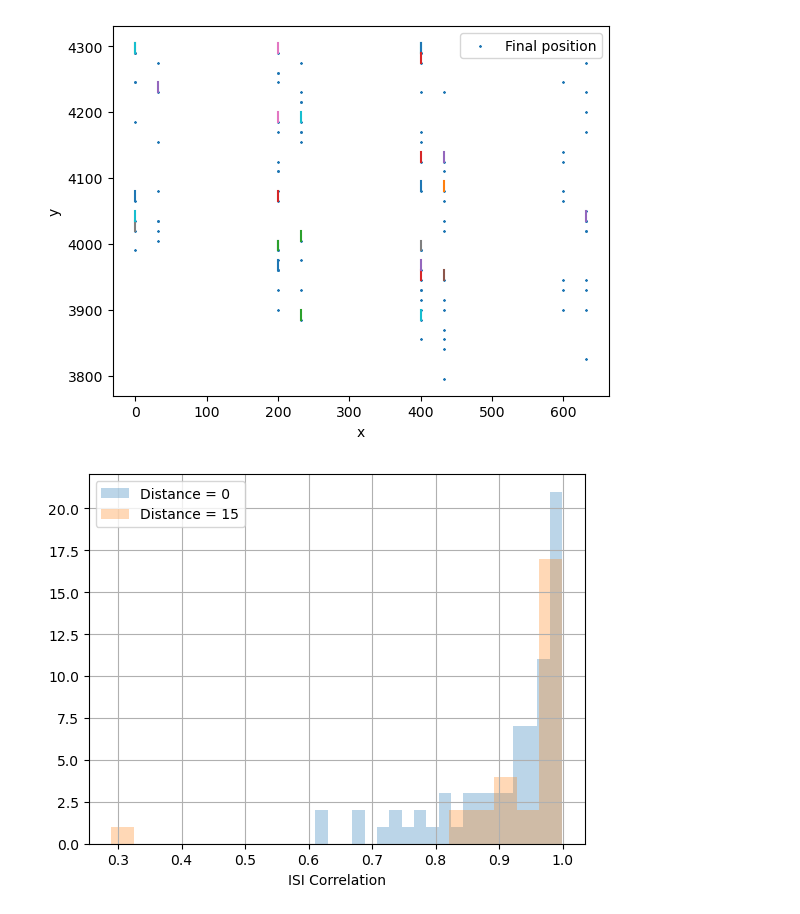
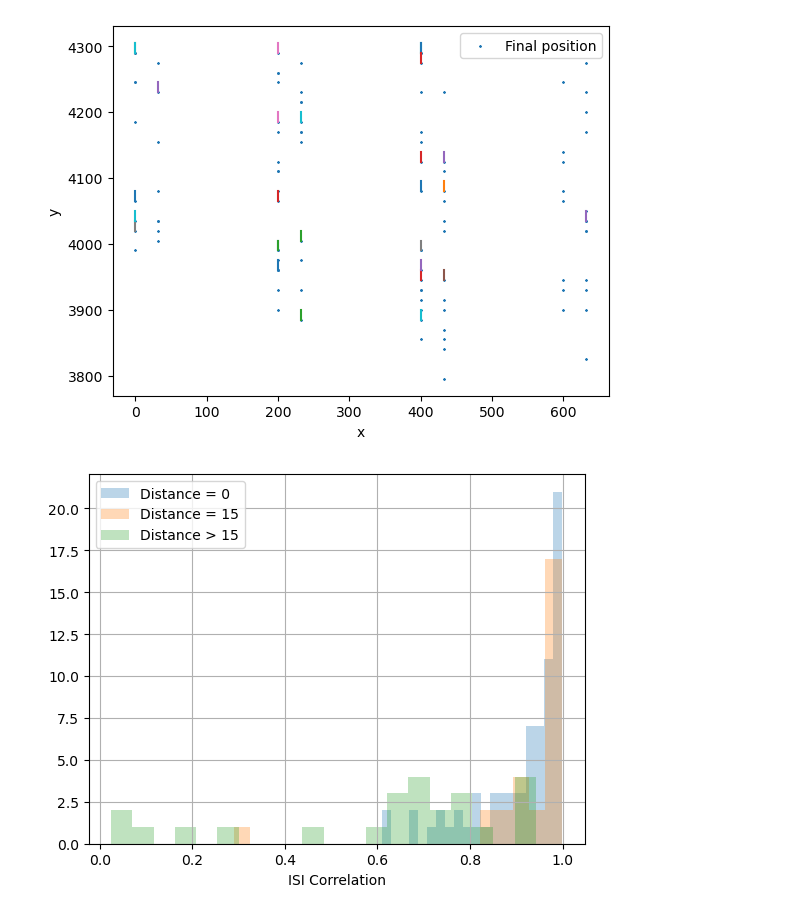
Before and after one commit to suyash144/DeepMatch, a Jupyter notebook: plotting/neuron_pos.ipynb, the cells around one changed output. Saved outputs shown, nothing was run; the diff lists cells and outputs as text; code cells hidden in the pictures.

```diff
--- a/plotting/neuron_pos.ipynb
+++ b/plotting/neuron_pos.ipynb
@@ -185,14 +185,16 @@ plt.show()
 # %%
 d0 = one_way.loc[one_way["dist"]==0]
 d15 = one_way.loc[one_way["dist"]==15]
+dover15 = matches_across.loc[matches_across["dist"]>15]
 
 plt.hist(d0["ISICorr"], alpha=0.3, bins=20, label="Distance = 0")
 plt.hist(d15["ISICorr"], alpha=0.3, bins=20, label="Distance = 15")
+plt.hist(dover15["ISICorr"], alpha=0.3, bins=20, label="Distance > 15")
 plt.legend()
 plt.xlabel("ISI Correlation")
 plt.grid()
 # %% [output]
-[figure, old version]
+[figure, new version]
 # %%
 def conflicts(matches):
     conflicts = []
```
Also changed, not shown: parts of 1 cell of this notebook, 3 other files.
